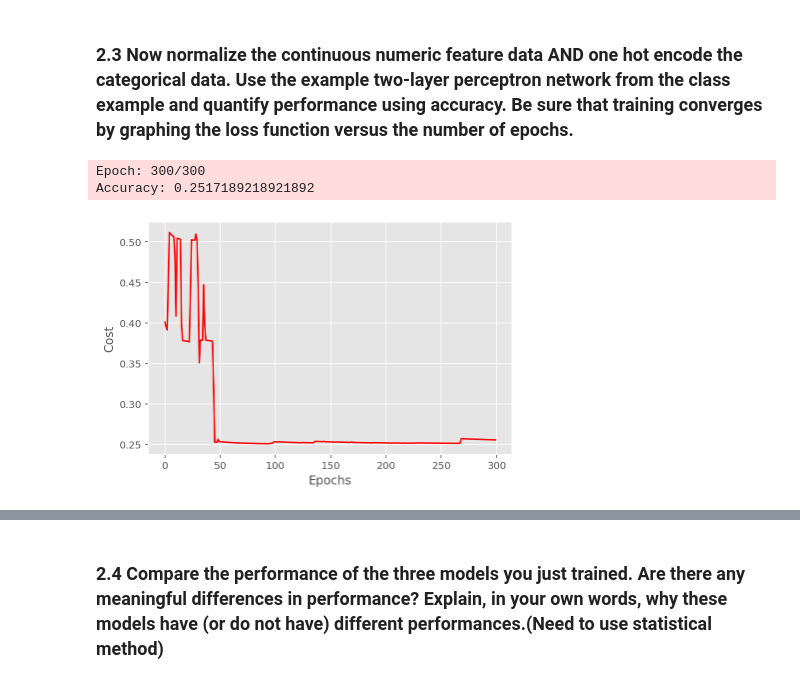
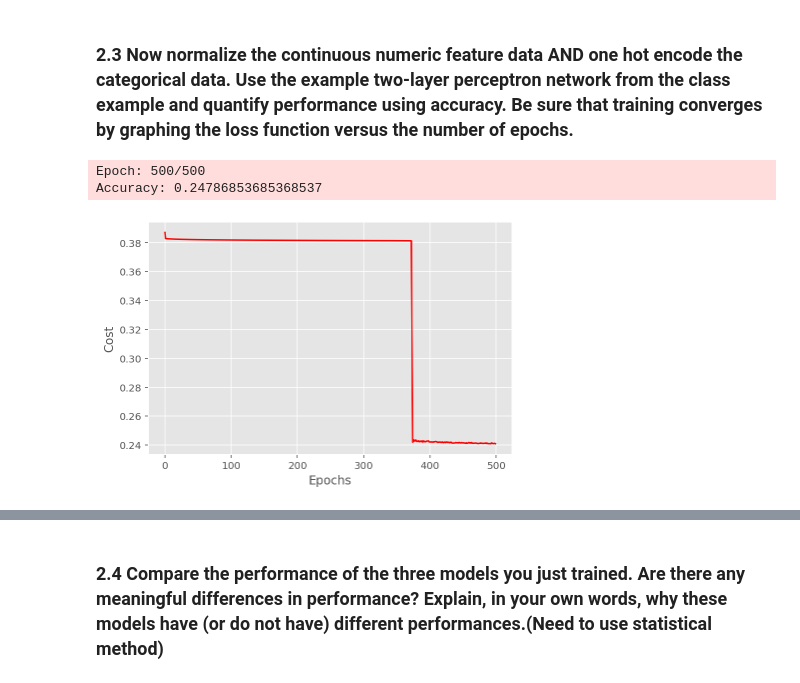
Before and after one commit to amor-tsai/MachineLearningNotebooks, a Jupyter notebook: Lab4.ipynb, the cells around one changed output, grey strips where cells are left out. Saved outputs shown, nothing was run; the diff lists cells and outputs as text; code cells hidden in the pictures.

```diff
--- a/Lab4.ipynb
+++ b/Lab4.ipynb
@@ -139,5 +148,5 @@ print(np.unique(df['ChildPoverty_C']))
 # %%
-df1 = df.drop(['State','County','ChildPoverty','TractId'],axis=1)
+df1 = df.drop(['State','County','ChildPoverty','TractId','State_C'],axis=1)
 df1.info()
 # %% [output]
 <class 'pandas.core.frame.DataFrame'>
@@ -207,10 +216,10 @@ There are a number of version of the two layer perceptron covered in class. When
 # %%
 class TwoLayerPerceptronBase(object):
     def __init__(self, n_hidden=30,
-                 l2=0.0, epochs=500, eta=0.001, random_state=None, onehot=True, alpha=0.1, decrease_const=0.0, shuffle=True, minibatches=1):
+                 l2_C=0.0, epochs=500, eta=0.001, random_state=None, onehot=True, alpha=0.1, decrease_const=0.0, shuffle=True, minibatches=1):
         np.random.seed(random_state)
         self.n_hidden = n_hidden
-        self.l2_C = l2
+        self.l2_C = l2_C
         self.epochs = epochs
         self.eta = eta
         self.onehot = onehot
@@ -280,6 +289,24 @@ class TwoLayerPerceptronBase(object):
         plt.xlabel('Epochs')
         plt.tight_layout()
         plt.show()
+
+    # In order to be available as scikit-learn estimator, I develop the two functions.
+    def get_params(self, deep=True):
+        return {"n_hidden": self.n_hidden,
+                "l2_C": self.l2_C,
+                "epochs": self.epochs,
+                "eta": self.eta,
+                "onehot": self.onehot,
+                "alpha": self.alpha,
+                "decrease_const": self.decrease_const,
+                "shuffle": self.shuffle,
+                "minibatches": self.minibatches
+                }
+
+    def set_params(self, **parameters):
+        for parameter, value in parameters.items():
+            setattr(self, parameter, value)
+        return self
 # %%
 class TwoLayerPerceptron(TwoLayerPerceptronBase):
     def _feedforward(self, X, W1, W2):
@@ -388,14 +415,14 @@ class TwoLayerPerceptron(TwoLayerPerceptronBase):
 ### 2.1 Use the example two-layer perceptron network from the class example and quantify performance using accuracy. Do not normalize or one-hot encode the data (not yet). Be sure that training converges by graphing the loss function versus the number of epochs.
 # %%
 params = dict(n_hidden=300,
-              l2=0.0, # tradeoff L2 regularizer
-              epochs=200, # iterations
-              eta=1e-1,  # learning rate
+              l2_C=0.0, # tradeoff L2 regularizer
+              epochs=500, # iterations
+              eta=1e-2,  # learning rate
               random_state=1,
               onehot=False,
-              alpha=1e-2,
+              alpha=0,
               decrease_const=0.1,
-              minibatches=len(X_train)/256,
+              minibatches=len(X_train)/1024,
               shuffle=True
               )
 # %%
@@ -415,8 +443,9 @@ Wall time: 32.2 s
 ### 2.2 Now normalize the continuous numeric feature data. Use the example two-layer perceptron network from the class example and quantify performance using accuracy. Be sure that training converges by graphing the loss function versus the number of epochs.
 # %%
 %%time
-params['epochs'] = 500
-params['l2']=1e-2
+# nn2 is 2 layers neural network implementation with normalization but without one-hot encode
+params['epochs'] = 1000
+params['l2_C']=1e-2
 nn2 = TwoLayerPerceptron(**params)
 nn2.fit(X_train, y_train, print_progress=1)
 print()
@@ -432,14 +461,15 @@ Wall time: 3min
 ### 2.3 Now normalize the continuous numeric feature data AND one hot encode the categorical data. Use the example two-layer perceptron network from the class example and quantify performance using accuracy. Be sure that training converges by graphing the loss function versus the number of epochs.
 # %%
 %%time
-params['epochs'] = 300
+# nn2 is 2 layers neural network implementation with normalization and one-hot encode
+params['epochs'] = 500
 params['onehot']=True
 nn3 = TwoLayerPerceptron(**params)
 nn3.fit(X_train, y_train, print_progress=1)
 print()
 print('Accuracy:',accuracy_score(y_test,nn3.predict(X_test)))
 nn3.graph_loss_function()
 # %% [output]
-Epoch: 300/300
-Accuracy: 0.2517189218921892
+Epoch: 500/500
+Accuracy: 0.24786853685368537
-[figure, old version]
+[figure, new version]
```
Also changed, not shown: parts of 24 cells of this notebook.
